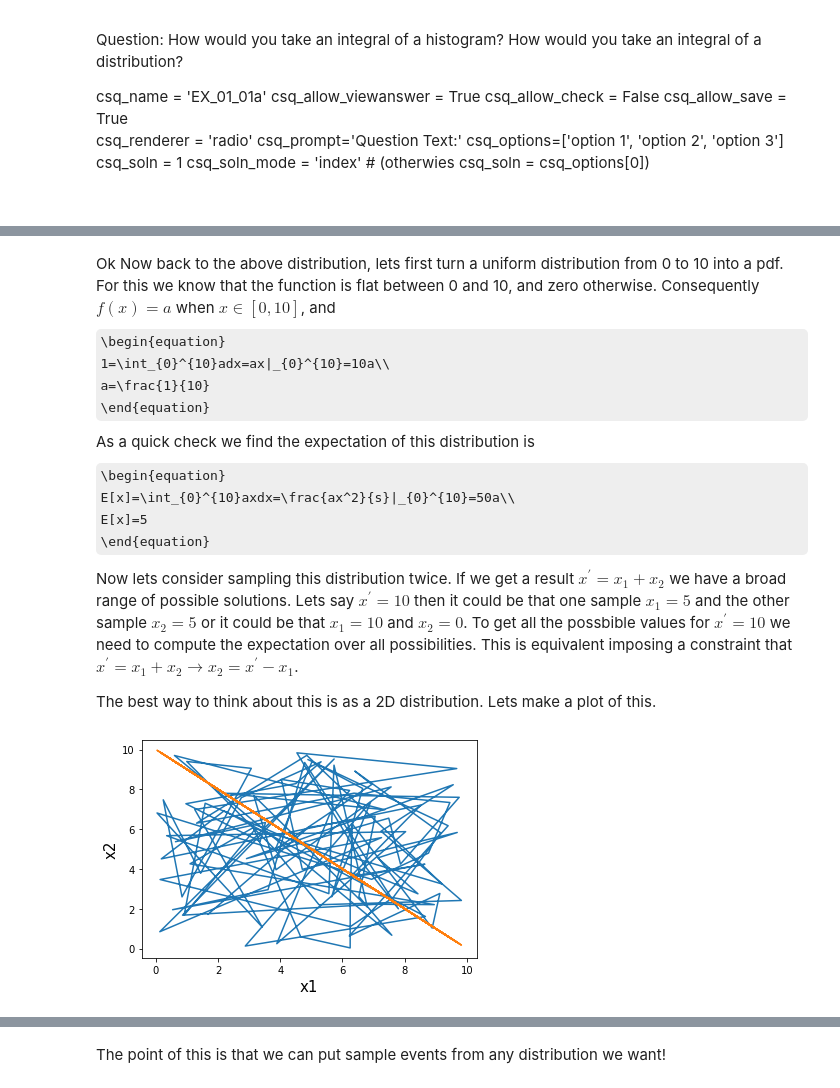
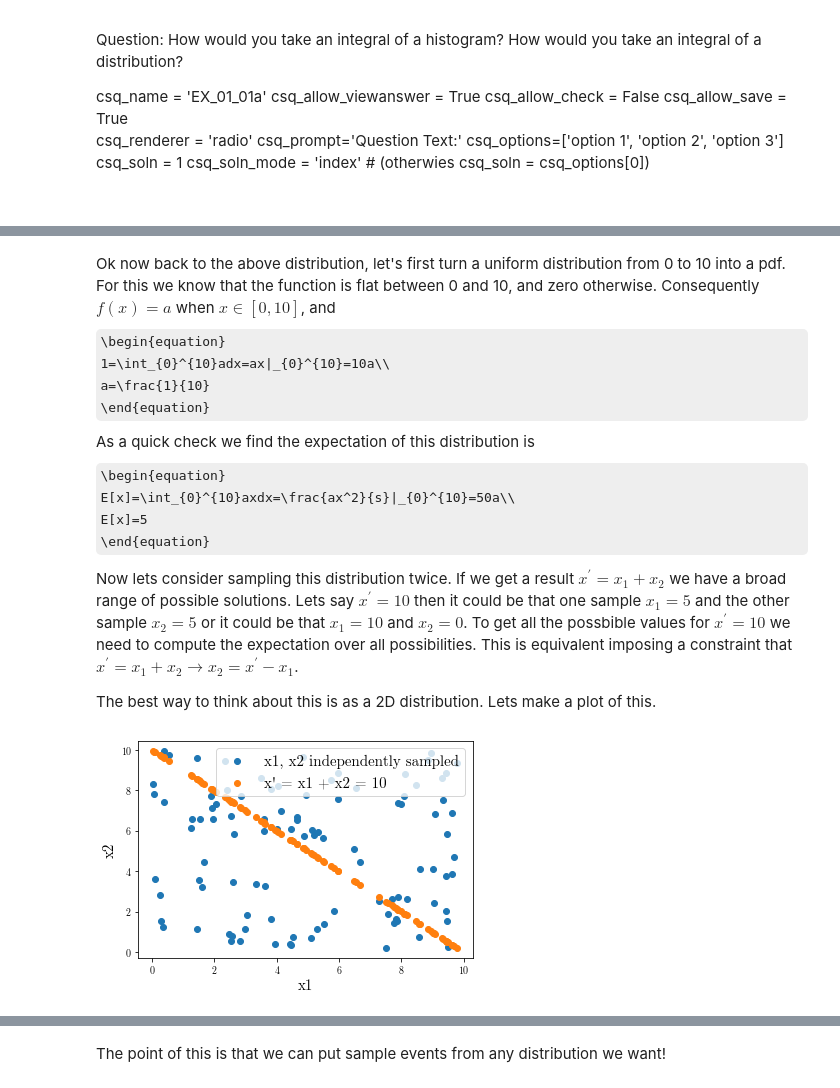
Before and after one commit to violatingcp/MIT_8.S50, a Jupyter notebook: Lecture1/Lecture_01_v1.ipynb, the cells around one changed output, grey strips where cells are left out. Cells and saved outputs as stored; diff of their text form; code cells hidden in the pictures; some formulas as TeX source.

```diff
--- a/Lecture1/Lecture_01_v1.ipynb
+++ b/Lecture1/Lecture_01_v1.ipynb
@@ -263,5 +276,5 @@ Mean: 4.969790072519366 Variance: 8.348817317793452
 # %% [markdown]
-Ok Now back to the above distribution, lets first turn a uniform distribution from 0 to 10 into a pdf. For this we know that the function is flat between 0 and 10, and zero otherwise. Consequently $f(x)=a$ when $x\in[0,10]$, and
+Ok now back to the above distribution, let's first turn a uniform distribution from 0 to 10 into a pdf. For this we know that the function is flat between 0 and 10, and zero otherwise. Consequently $f(x)=a$ when $x\in[0,10]$, and
 \begin{equation}
 1=\int_{0}^{10}adx=ax|_{0}^{10}=10a\\
 a=\frac{1}{10}
@@ -278,16 +291,20 @@ The best way to think about this is as a 2D distribution. Lets make a plot of th
 # %%
 bkg1 = np.random.uniform(0,10, 100)
 bkg2 = np.random.uniform(0,10, 100)
+
 #Now we sum them
 data = bkg1+bkg2
-#now lets fix x-prime to be 10
+
+#now lets fix x' to be 10
 val=10-bkg1
+
 #now lets plot them
-plt.plot(bkg1,bkg2,'')
-plt.plot(bkg1,val,'')
+plt.scatter(bkg1,bkg2, label="x1, x2 independently sampled")
+plt.scatter(bkg1,val, label="x' = x1 + x2 = 10")
 plt.xlabel('x1', fontsize=15) #Label x
 plt.ylabel('x2', fontsize=15) #Label y
+plt.legend(fontsize=15)
 plt.show()
 # %% [output]
-[figure, old version]
+[figure, new version]
 # %% [markdown]
```
Also changed, not shown: parts of 27 cells of this notebook.
